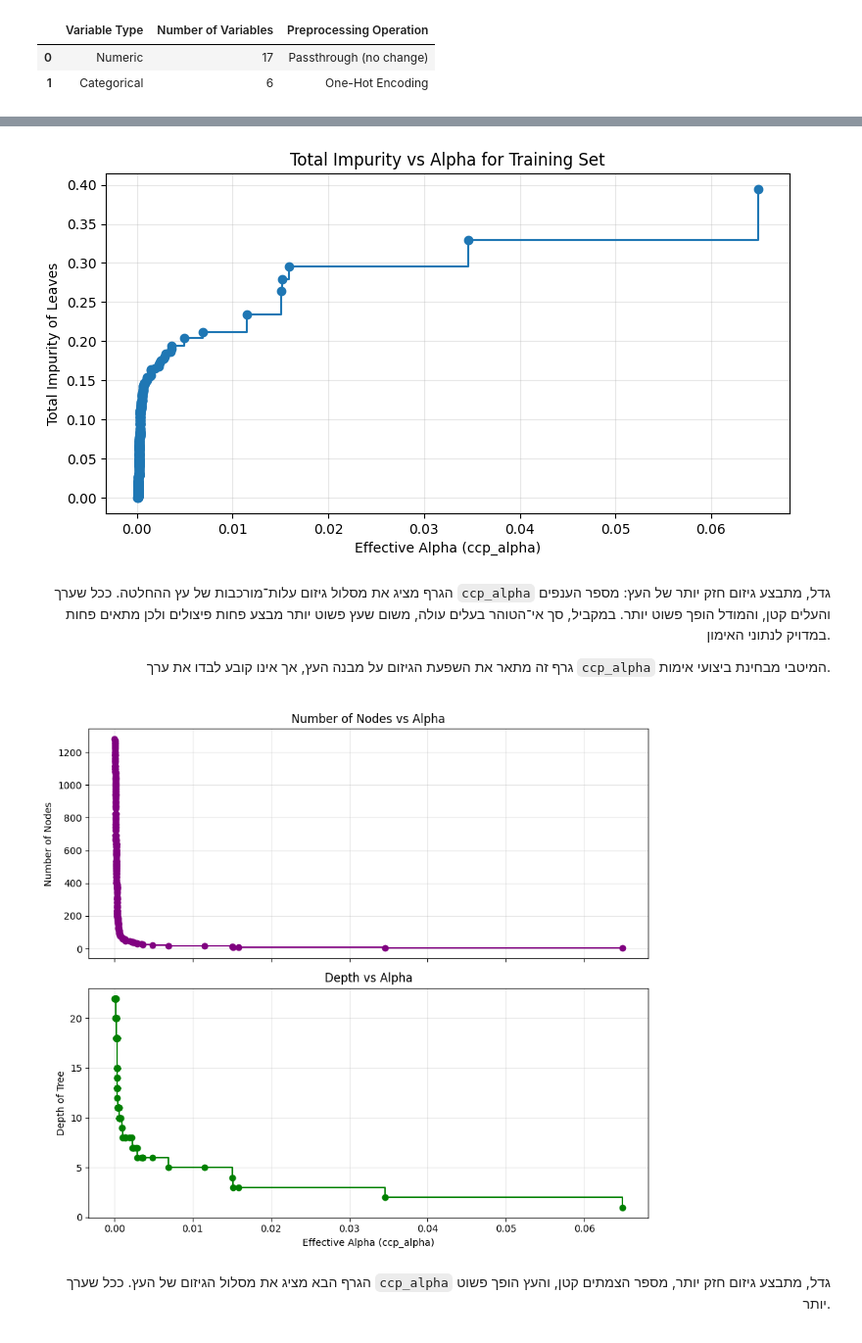
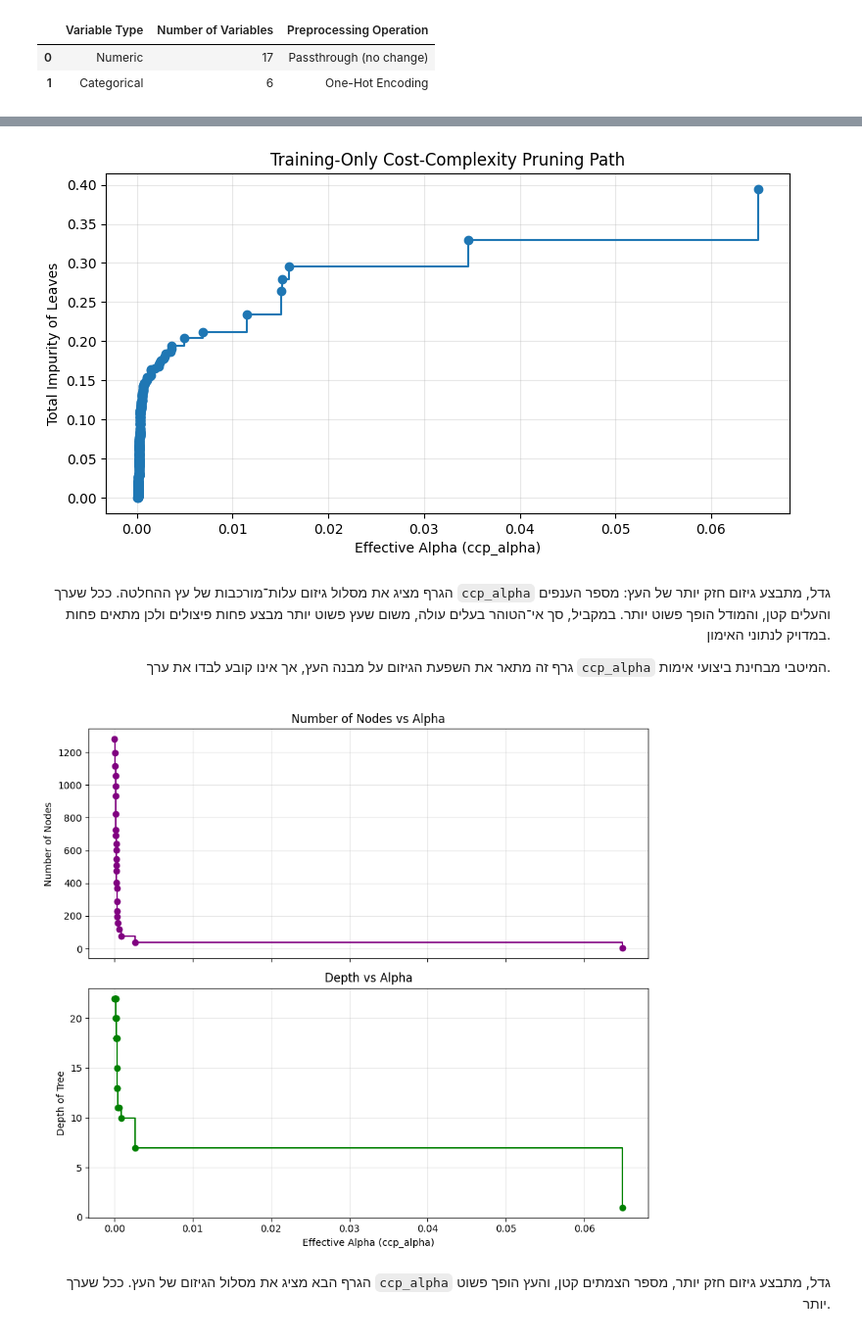
Before and after one commit to yaelelazari/ML_Project, a Jupyter notebook: Airline_Project_Part_B_Group3.ipynb, the cells around one changed output, grey strips where cells are left out. Shown at 98% size. Saved outputs shown, nothing was run; the diff lists cells and outputs as text; code cells hidden in the pictures.

```diff
--- a/Airline_Project_Part_B_Group3.ipynb
+++ b/Airline_Project_Part_B_Group3.ipynb
@@ -981,20 +929,27 @@ Optimal max_depth according to pre-pruning: 8 (Validation Accuracy: 0.8761)
 # %%
-# 1. הפקת מסלול גיזום עלות-מורכבות (Cost Complexity Path)
-clf_full = DecisionTreeClassifier(random_state=RANDOM_STATE)
-clf_full.fit(X_train_preprocessed, y_train_dt)
-path = clf_full.cost_complexity_pruning_path(X_train_preprocessed, y_train_dt)
+pruning_transformer = Pipeline(
+    steps=[
+        ("cleaner", AirlinePartACleaner()),
+        ("preprocess", make_dt_preprocessor()),
+    ]
+)
+X_train_preprocessed = pruning_transformer.fit_transform(X_train, y_train_dt)
+
+clf_full_for_path = DecisionTreeClassifier(random_state=RANDOM_STATE)
+clf_full_for_path.fit(X_train_preprocessed, y_train_dt)
+path = clf_full_for_path.cost_complexity_pruning_path(X_train_preprocessed, y_train_dt)
 ccp_alphas, impurities = path.ccp_alphas, path.impurities
+ccp_alphas_options = ccp_alphas[:-1]
 
-# 2. ציור גרף Impurity vs Alpha
 fig, ax = plt.subplots(figsize=(9, 4.5))
-ax.plot(ccp_alphas[:-1], impurities[:-1], marker='o', drawstyle='steps-post')
-ax.set_xlabel('Effective Alpha (ccp_alpha)')
-ax.set_ylabel('Total Impurity of Leaves')
-ax.set_title('Total Impurity vs Alpha for Training Set')
+ax.plot(ccp_alphas_options, impurities[:-1], marker="o", drawstyle="steps-post")
+ax.set_xlabel("Effective Alpha (ccp_alpha)")
+ax.set_ylabel("Total Impurity of Leaves")
+ax.set_title("Training-Only Cost-Complexity Pruning Path")
 ax.grid(alpha=0.3)
 plt.show()
 # %% [output]
-[figure, old version]
+[figure, new version]
 # %% [markdown]
 <div dir="rtl" style="text-align: right;">
 
@@ -1004,35 +959,32 @@ plt.show()
 
 </div>
 # %%
-# 1. אימון עצי החלטה עבור כל ערך ccp_alpha במסלול (נשמיט את האחרון המייצג עץ עם עלה בודד)
-clfs = []
-ccp_alphas_subset = ccp_alphas[:-1]
-for ccp_alpha in ccp_alphas_subset:
-    clf = DecisionTreeClassifier(random_state=RANDOM_STATE, ccp_alpha=ccp_alpha)
-    clf.fit(X_train_preprocessed, y_train_dt)
-    clfs.append(clf)
+complexity_alphas = np.unique(
+    np.percentile(ccp_alphas_options, np.linspace(0, 100, min(25, len(ccp_alphas_options))))
+)
+complexity_trees = []
+for alpha in complexity_alphas:
+    tree = DecisionTreeClassifier(random_state=RANDOM_STATE, ccp_alpha=float(alpha))
+    tree.fit(X_train_preprocessed, y_train_dt)
+    complexity_trees.append(tree)
 
-# 2. חילוץ כמות צמתים ועומק לכל עץ
-node_counts = [clf.tree_.node_count for clf in clfs]
-depths = [clf.tree_.max_depth for clf in clfs]
+node_counts = [tree.tree_.node_count for tree in complexity_trees]
+depths = [tree.tree_.max_depth for tree in complexity_trees]
 
-# 3. ציור גרפי מורכבות העץ
 fig, ax = plt.subplots(2, 1, figsize=(9, 8), sharex=True)
-ax[0].plot(ccp_alphas_subset, node_counts, marker='o', drawstyle='steps-post', color='purple')
-ax[0].set_ylabel('Number of Nodes')
-ax[0].set_title('Number of Nodes vs Alpha')
+ax[0].plot(complexity_alphas, node_counts, marker="o", drawstyle="steps-post", color="purple")
+ax[0].set_ylabel("Number of Nodes")
+ax[0].set_title("Number of Nodes vs Alpha")
 ax[0].grid(alpha=0.3)
-
-ax[1].plot(ccp_alphas_subset, depths, marker='o', drawstyle='steps-post', color='green')
-ax[1].set_xlabel('Effective Alpha (ccp_alpha)')
-ax[1].set_ylabel('Depth of Tree')
-ax[1].set_title('Depth vs Alpha')
+ax[1].plot(complexity_alphas, depths, marker="o", drawstyle="steps-post", color="green")
+ax[1].set_xlabel("Effective Alpha (ccp_alpha)")
+ax[1].set_ylabel("Depth of Tree")
+ax[1].set_title("Depth vs Alpha")
 ax[1].grid(alpha=0.3)
-
 fig.tight_layout()
 plt.show()
 # %% [output]
-[figure, old version]
+[figure, new version]
 # %% [markdown]
 <div dir="rtl" style="text-align: right;">
 
```
Also changed, not shown: parts of 59 cells of this notebook, 2 other files.
